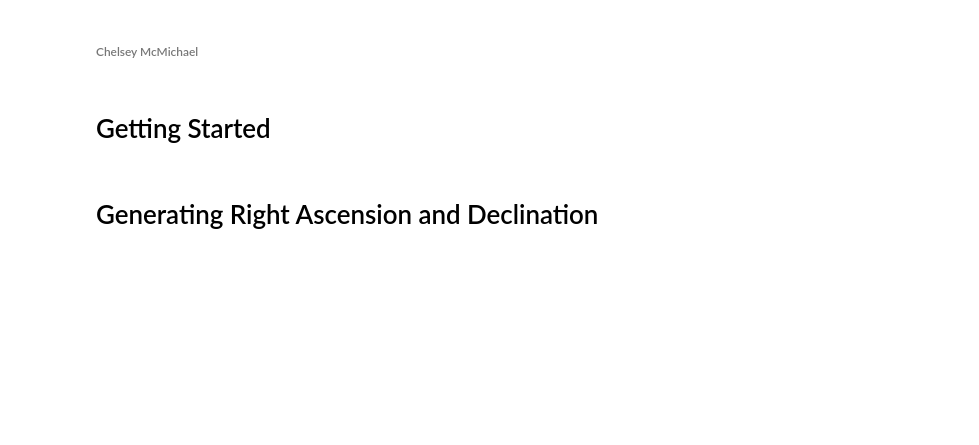
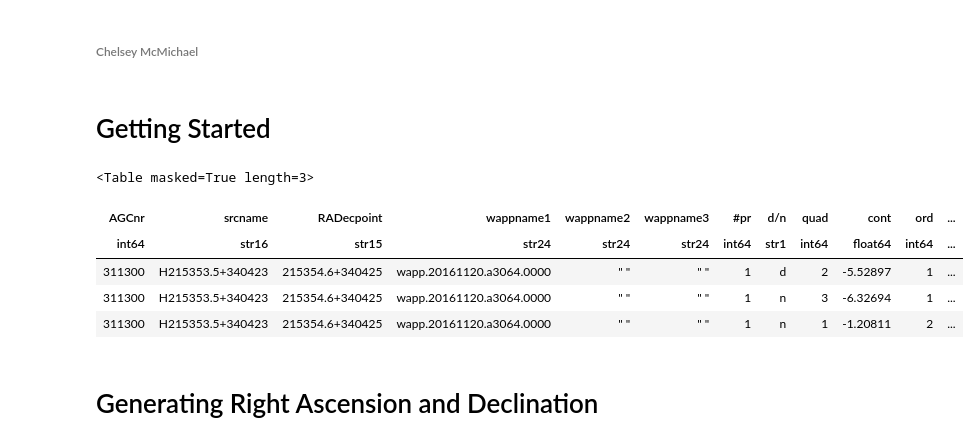
Before and after one commit to jsribaud/APPSS, a Jupyter notebook: Green_Bank_18.ipynb, the cells around one changed output. Cells and saved outputs as stored; diff of their text form; code cells hidden in the pictures; blank space fills up the shorter version.

```diff
--- a/Green_Bank_18.ipynb
+++ b/Green_Bank_18.ipynb
@@ -13,9 +13,17 @@ import matplotlib.pyplot as plt
 # %%
 #Read in the data to be used. Filenames should be changed to *your* filenames
 #The APPSS data is a .csv created from exporting from Google Sheet
 data_appss=ascii.read("slice_35_radec.txt")  #APPSS data
 data_alf=ascii.read("alf_data.csv")    #ALFALFA data
 data_agc=ascii.read("AGC_CAT.csv") # AGC catalog from UAT Page
+data_appss[:3]
+# %% [output]
+<Table masked=True length=3>
+| AGCnr | srcname | RADecpoint | wappname1 | wappname2 | wappname3 | #pr | d/n | quad | cont | ord | ... |
+| int64 | str16 | str15 | str24 | str24 | str24 | int64 | str1 | int64 | float64 | int64 | ... |
+| 311300 | H215353.5+340423 | 215354.6+340425 | wapp.20161120.a3064.0000 | " " | " " | 1 | d | 2 | -5.52897 | 1 | ... |
+| 311300 | H215353.5+340423 | 215354.6+340425 | wapp.20161120.a3064.0000 | " " | " " | 1 | n | 3 | -6.32694 | 1 | ... |
+| 311300 | H215353.5+340423 | 215354.6+340425 | wapp.20161120.a3064.0000 | " " | " " | 1 | n | 1 | -1.20811 | 2 | ... |
 # %% [markdown]
 # Generating Right Ascension and Declination
 # %%
```
Also changed, not shown: parts of 1 cell of this notebook.
